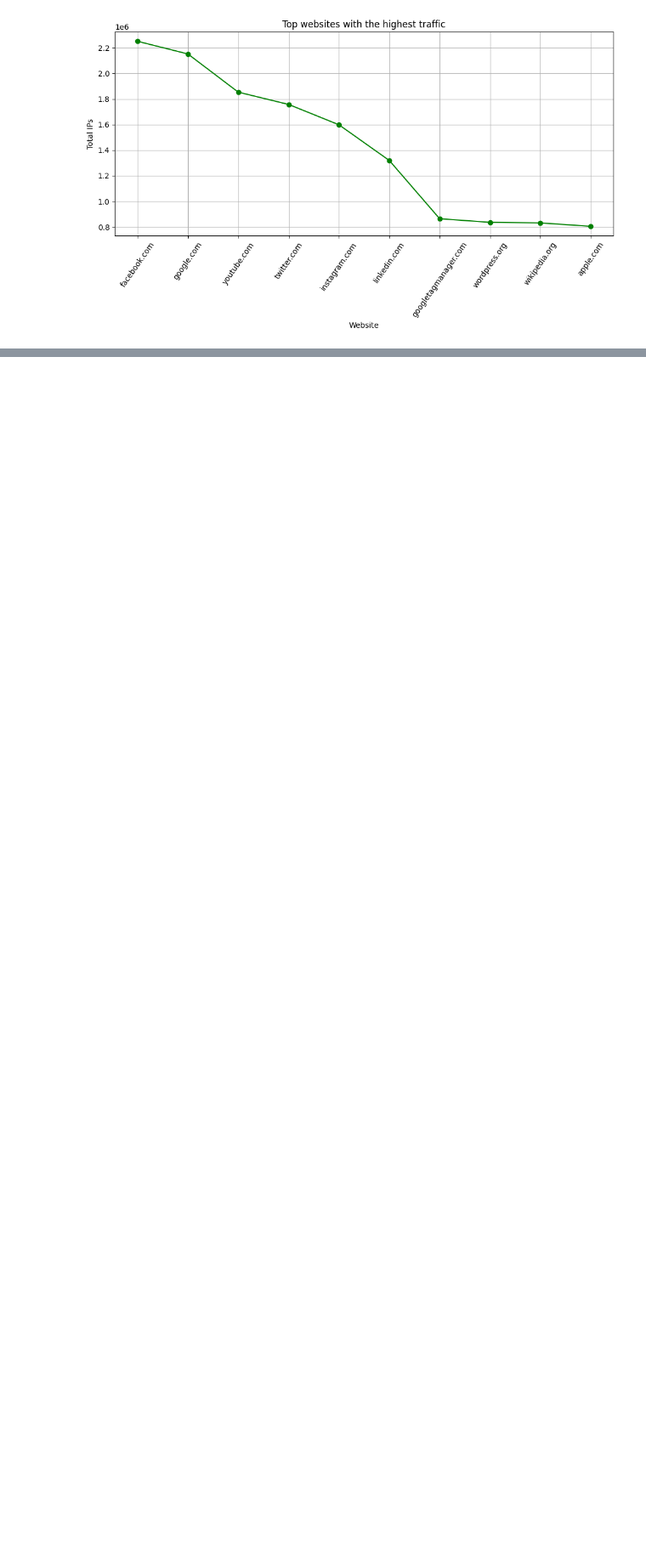
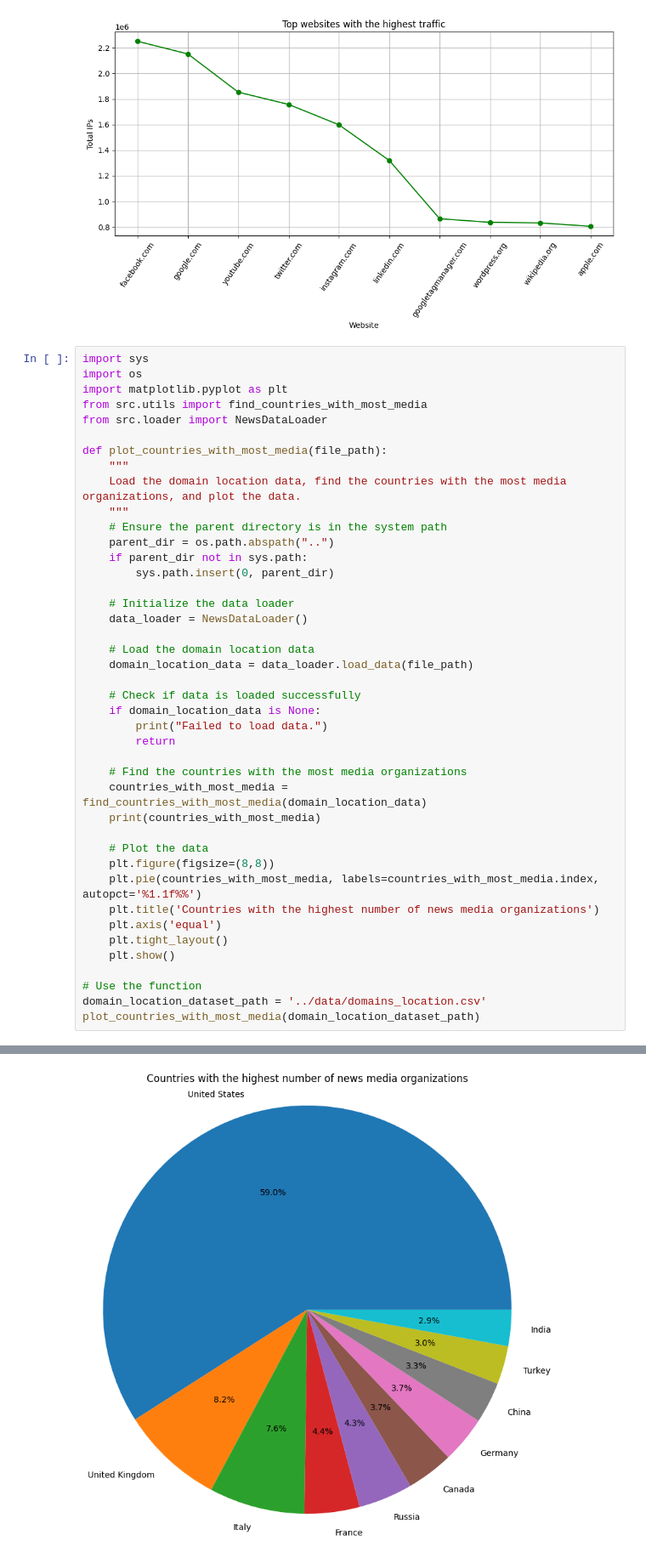
Before and after one commit to DaveGetGit/EDA-Analysis, a Jupyter notebook: notebook/news_analysis.ipynb, the cells around one changed output, grey strips where cells are left out. Shown: that part at 85% size. Cells and saved outputs as stored; diff of their text form; blank space fills up the shorter version.

Commit message:
feat: EDA Analysis for "Countries with the highest number of news media organizations"

```diff
--- a/notebook/news_analysis.ipynb
+++ b/notebook/news_analysis.ipynb
@@ -85,3 +85,46 @@ wikipedia.org            831384
 apple.com                804726
 Name: RefIPs, dtype: int64
 [figure]
+# %%
+import sys
+import os
+import matplotlib.pyplot as plt
+from src.utils import find_countries_with_most_media
+from src.loader import NewsDataLoader
+
+def plot_countries_with_most_media(file_path):
+    """
+    Load the domain location data, find the countries with the most media organizations, and plot the data.
+    """
+    # Ensure the parent directory is in the system path
+    parent_dir = os.path.abspath("..")
+    if parent_dir not in sys.path:
+        sys.path.insert(0, parent_dir)
+
+    # Initialize the data loader
+    data_loader = NewsDataLoader()
+
+    # Load the domain location data
+    domain_location_data = data_loader.load_data(file_path)
+
+    # Check if data is loaded successfully
+    if domain_location_data is None:
+        print("Failed to load data.")
+        return
+
+    # Find the countries with the most media organizations
+    countries_with_most_media = find_countries_with_most_media(domain_location_data)
+    print(countries_with_most_media)
+
+    # Plot the data
+    plt.figure(figsize=(8,8))
+    plt.pie(countries_with_most_media, labels=countries_with_most_media.index, autopct='%1.1f%%')
+    plt.title('Countries with the highest number of news media organizations')
+    plt.axis('equal')
+    plt.tight_layout()
+    plt.show()
+
+# Use the function
+domain_location_dataset_path = '../data/domains_location.csv'
+plot_countries_with_most_media(domain_location_dataset_path)
+# %% [output]
@@ -87,0 +142 @@ Name: RefIPs, dtype: int64
+[figure, added]
```
Also changed, not shown: parts of 1 cell of this notebook, 1 other file.
